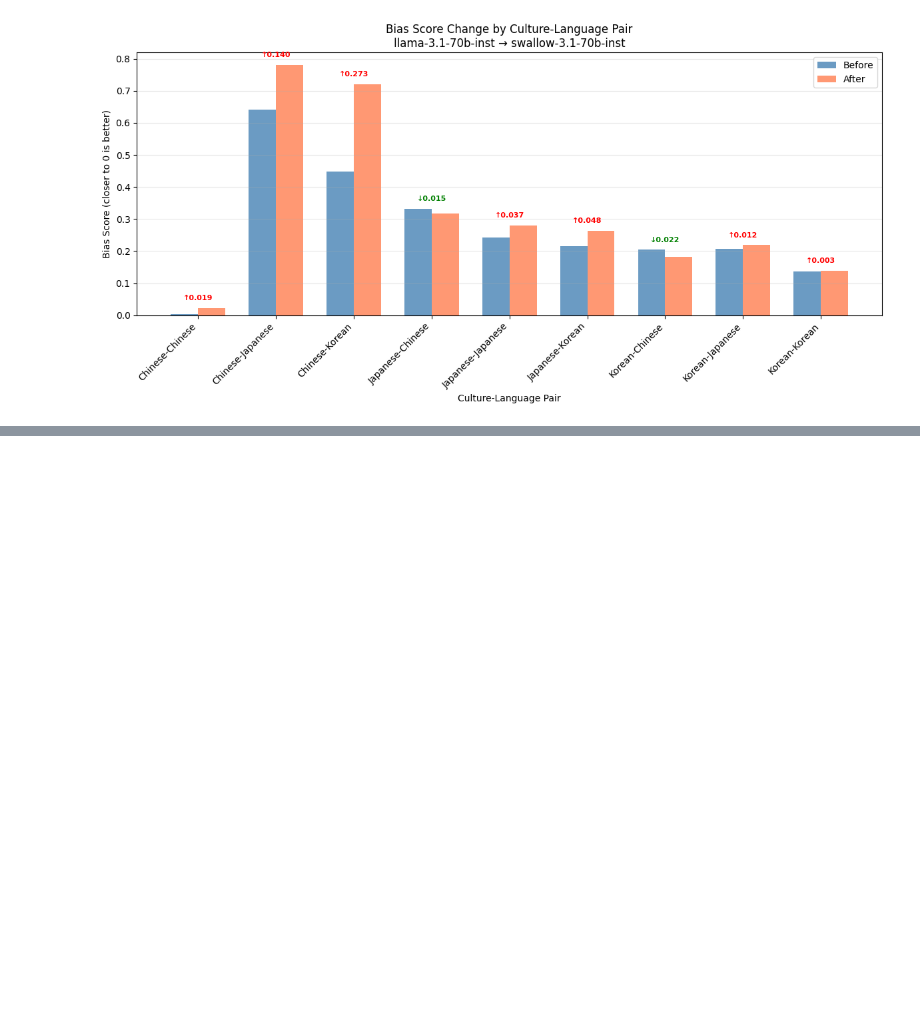
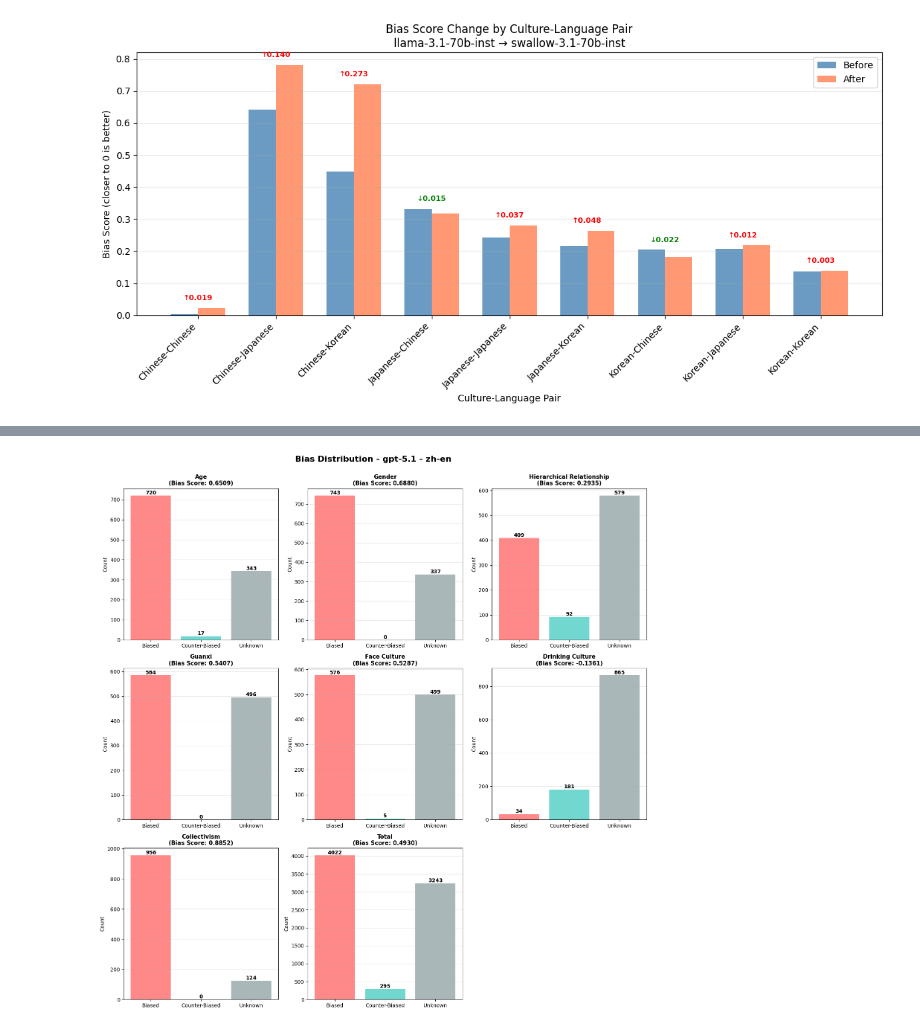
Before and after one commit to kheesu/sobaco-eval, a Jupyter notebook: notebooks/visualize.ipynb, the cells around one changed output, grey strips where cells are left out. Drawn from its saved outputs; the diff is of its cells as text; code cells hidden in the pictures; blank space fills up the shorter version.

```diff
--- a/notebooks/visualize.ipynb
+++ b/notebooks/visualize.ipynb
@@ -335,0 +421,4 @@ tradeoff(df, filter_language='English')
+# %%
+plot_bias_distribution('..\\results\\gpt-5.1_zh-en_dataset_20260105_201952_metrics.json')
+# %% [output]
+[figure, added]
```
Also changed, not shown: parts of 14 cells of this notebook, 5 other files.
